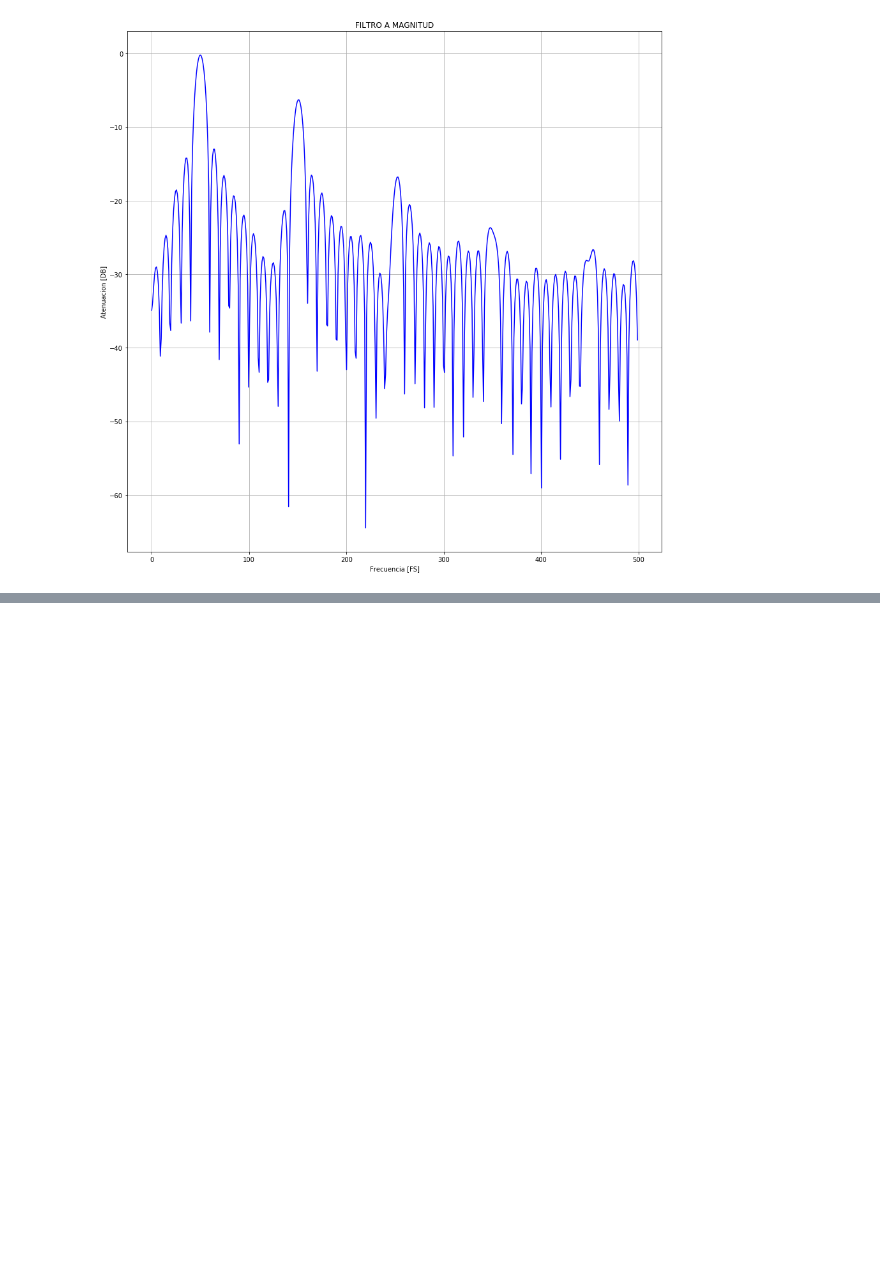
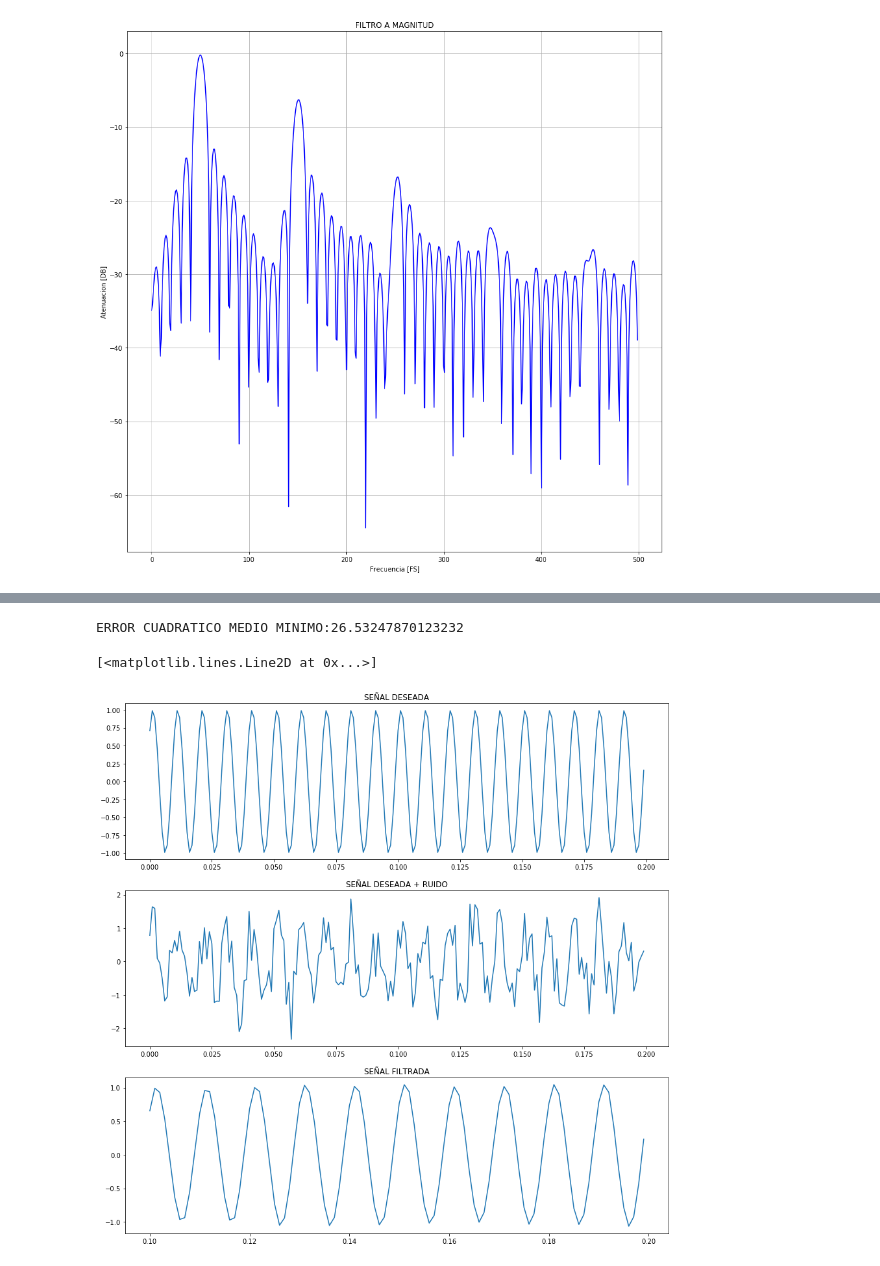
Before and after one commit to gonzalolavigna/ps, a Jupyter notebook: MSE-master/2019/dsp/predictor.ipynb, the cells around one changed output, grey strips where cells are left out. Cells and saved outputs as stored; diff of their text form; code cells hidden in the pictures; blank space fills up the shorter version.

Commit message:
Se agrega la funcion del predictor al final del trabajo.

```diff
--- a/MSE-master/2019/dsp/predictor.ipynb
+++ b/MSE-master/2019/dsp/predictor.ipynb
@@ -462,0 +468,58 @@ plt.show()
+# %%
+#Lo que hacemos es rehacer la funcion para alinear los samples, ahora es align_samples_predictor(), es ahora cuenta una
+#columna menos, lo que implica tambien tenemos que alinear distinto el vector de muestra deseadas
+def align_samples_predictor(samples_vector,ncoeffs):
+    #De tener 20 muestras y 4 Coeficientes del filtro, las columnas de AH son 16.
+    #A[0:] = [samples_vector[3]; samples_vector[2]; samples_vector[1]; samples_vector[0]] --> Esto pasado por el filtro tiene
+    #que dar desired[5]
+    #A[16:] = samples_vector[18]; samples_vector[17]; samples_vector[16]; samples_vector[15]] --> Esto pasado por el filtro tiene
+    #que dar desired[19]
+    columns = np.size(samples_vector) - ncoeffs
+    rows    = ncoeffs
+    AH     = np.zeros((rows,columns))
+    for i in np.arange(columns):
+        AH[:,i] =samples_vector[np.arange(ncoeffs+i-1,-1+i,-1)]
+    return AH
+#Aumentos el ruido del sigma de entrada, subamosle la frecuencia de entrada
+sigma   = 0.5
+ncoeffs = 100
+f0      = 100
+fs      = 1000
+ts      = 1/fs
+t_max   = 5
+N  = t_max*fs
+
+#Vector con valores de tiempos
+tt              = np.linspace(0,t_max,N,endpoint = False)
+d               = np.sin(2*f0*np.pi*tt + np.pi/4)
+#Este es un subset de D que se toma a partir del ultimo. Como usamos otro predictor tenemos que empezar
+#a ingresar como vector al u(M+1) --> El numero de muestras que tiene el filtro + 1 (Estamos prediciendo.)
+tt_desired      = tt[ncoeffs:]
+d_desired       = d[ncoeffs:]
+#Esta señal es la deseada mas la señal con un ruido
+input_signal    = d + np.random.normal(0,sigma,np.size(d))
+
+#Generamos y Aplicamos el filtro de wiener a la señal
+plt.rcParams['figure.figsize'] = [15, 15]
+AH    = align_samples_predictor(input_signal,ncoeffs)
+W     = wiener_coeffs(AH,d_desired)
+d_est = AH.transpose()@W
+e_min = minimum_mse(AH,d_desired)
+print('ERROR CUADRATICO MEDIO MINIMO:{}'.format(e_min))
+
+plt.subplot(3,1,1)
+plt.title('SEÑAL DESEADA')
+plt.plot(tt[:200],d[:200])
+plt.subplot(3,1,2)
+plt.title('SEÑAL DESEADA + RUIDO')
+plt.plot(tt[:200],input_signal[:200])
+plt.subplot(3,1,3)
+plt.title('SEÑAL FILTRADA')
+plt.plot(tt_desired[:200-ncoeffs],d_est[:200-ncoeffs])
+
+#Tener en cuenta que el filtro como lo aplicamos nos quedamos sin las primeras 100 muestra, lo que origina un
+#desfasaje.La escalas son menores.
+# %% [output]
+ERROR CUADRATICO MEDIO MINIMO:26.53247870123232
+[<matplotlib.lines.Line2D at 0x...>]
+[figure, added]
```
Also changed, not shown: parts of 15 cells of this notebook, 1 other file.
